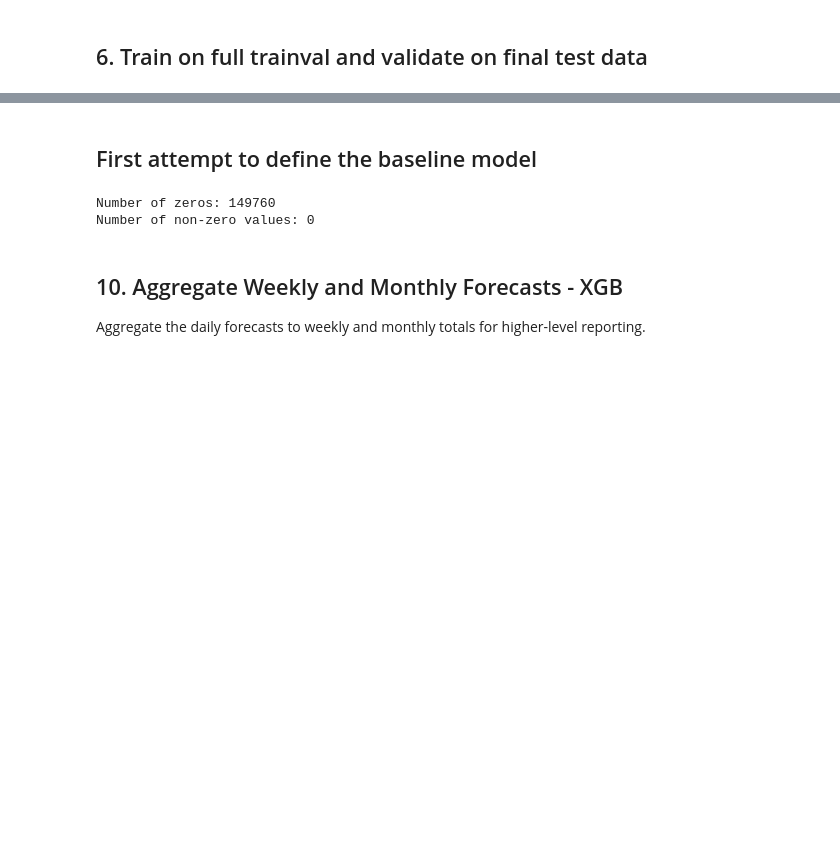
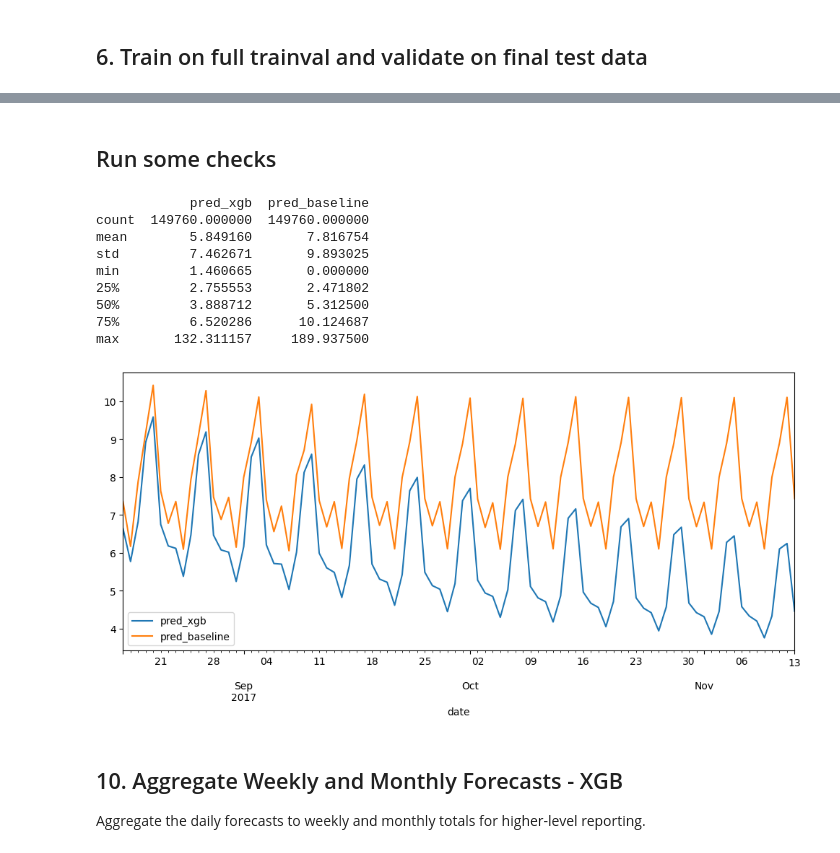
Before and after one commit to JoranVerspreet/2025_activities_dashboard, a Jupyter notebook: notebooks/3_modeling/modeling_3_XGBoost.ipynb, the cells around one changed output, grey strips where cells are left out. Cells and saved outputs as stored; diff of their text form; code cells hidden in the pictures; blank space fills up the shorter version.

```diff
--- a/notebooks/3_modeling/modeling_3_XGBoost.ipynb
+++ b/notebooks/3_modeling/modeling_3_XGBoost.ipynb
@@ -605,0 +441,33 @@ print(daily_forecast_lgb.head(20).to_string())
+# %%
+def f_baseline_model_fast(df: pd.DataFrame, lookback_days: int = 28, n_last_same_weekdays: int = 4) -> pd.DataFrame:
+    """
+    Fast in-sample baseline model:
+    Rolling average of the last `n_last_same_weekdays` sales per weekday,
+    computed dynamically for each date.
+    """
+    df = df.copy()
+    df['weekday'] = df['date'].dt.dayofweek
+
+    # Sort for rolling
+    df = df.sort_values(['store_nbr','item_nbr','weekday','date'])
+
+    # Compute rolling mean dynamically per store-item-weekday
+    df['baseline_sales'] = (
+        df.groupby(['store_nbr','item_nbr','weekday'])['unit_sales']
+          .shift()  # prevent peeking into the future
+          .rolling(n_last_same_weekdays, min_periods=1)
+          .mean()
+    )
+
+    # Fill missing with 0 for the very first values
+    df['baseline_sales'] = df['baseline_sales'].fillna(0)
+
+    return df.drop(columns=['weekday'])
+
+
+df_model = f_baseline_model_fast(df_model)
+print(df_model.columns)
+
+# --- Count NaNs ---
+# nan_count_baseline = df_model['pred_baseline'].isna().sum()
+# print(f'Number of NaNs in baseline predictions: {nan_count_baseline}')
@@ -733,21 +789,23 @@ display(daily_forecast_xgb.head(20).to_string())
-# %% [markdown]
-## First attempt to define the baseline model
-# %%
-f_baseline_model(df_model)
-
-# Filter for test period
-mask = (df_test_final['date'] >= '2017-05-18') & (df_test_final['date'] <= '2017-08-15')
-baseline_values = df_test_final.loc[mask, 'pred_baseline']
-
-# Count zeros and non-zeros
-num_zeros = (baseline_values == 0).sum()
-num_nonzeros = (baseline_values != 0).sum()
-
-print(f"Number of zeros: {num_zeros}")
-print(f"Number of non-zero values: {num_nonzeros}")
-# %% [output]
-Number of zeros: 149760
-Number of non-zero values: 0
+# %% [markdown]
+## Run some checks
+# %%
+daily_forecast_xgb.groupby('date')[['pred_xgb','pred_baseline']].mean().plot(figsize=(12,5))
+
+## Check for missing rows
+daily_forecast_xgb.isna().sum()
+
+print(daily_forecast_xgb[['pred_xgb','pred_baseline']].describe())
+# %% [output]
+            pred_xgb  pred_baseline
+count  149760.000000  149760.000000
+mean        5.849160       7.816754
+std         7.462671       9.893025
+min         1.460665       0.000000
+25%         2.755553       2.471802
+50%         3.888712       5.312500
+75%         6.520286      10.124687
+max       132.311157     189.937500
+[figure, added]
 # %% [markdown]
 ## 10. Aggregate Weekly and Monthly Forecasts - XGB
 
```
Also changed, not shown: parts of 23 cells of this notebook.
